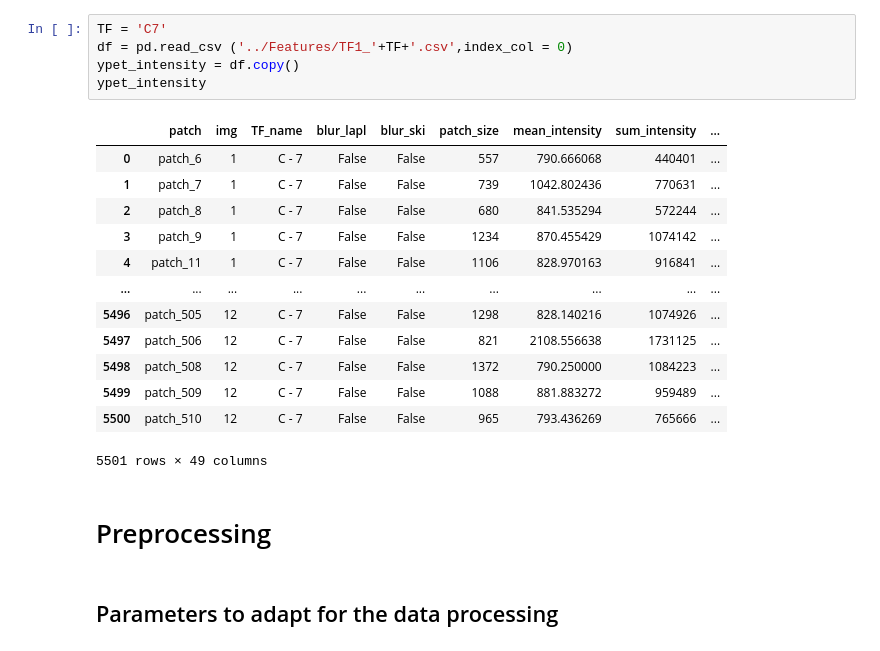
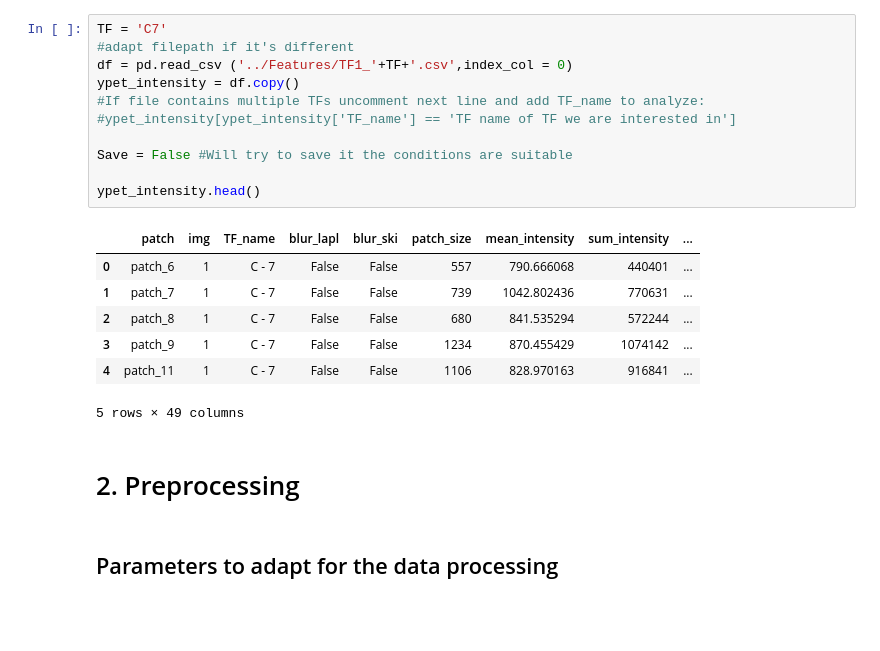
Before and after one commit to CS-433/ml-project-2-transcripted_cherry, a Jupyter notebook: Jupyter notebooks/task_1.ipynb, the cells around one changed output. Saved outputs shown, nothing was run; the diff lists cells and outputs as text; blank space fills up the shorter version.

```diff
--- a/Jupyter notebooks/task_1.ipynb
+++ b/Jupyter notebooks/task_1.ipynb
@@ -30,24 +23,24 @@ from sklearn.preprocessing import PolynomialFeatures
 # %%
 TF = 'C7'
+#adapt filepath if it's different
 df = pd.read_csv ('../Features/TF1_'+TF+'.csv',index_col = 0)
 ypet_intensity = df.copy()
-ypet_intensity
+#If file contains multiple TFs uncomment next line and add TF_name to analyze:
+#ypet_intensity[ypet_intensity['TF_name'] == 'TF name of TF we are interested in']
+
+Save = False #Will try to save it the conditions are suitable
+
+ypet_intensity.head()
 # %% [output]
 |  | patch | img | TF_name | blur_lapl | blur_ski | patch_size | mean_intensity | sum_intensity | ... |
 | 0 | patch_6 | 1 | C - 7 | False | False | 557 | 790.666068 | 440401 | ... |
 | 1 | patch_7 | 1 | C - 7 | False | False | 739 | 1042.802436 | 770631 | ... |
 | 2 | patch_8 | 1 | C - 7 | False | False | 680 | 841.535294 | 572244 | ... |
 | 3 | patch_9 | 1 | C - 7 | False | False | 1234 | 870.455429 | 1074142 | ... |
 | 4 | patch_11 | 1 | C - 7 | False | False | 1106 | 828.970163 | 916841 | ... |
-| ... | ... | ... | ... | ... | ... | ... | ... | ... | ... |
-| 5496 | patch_505 | 12 | C - 7 | False | False | 1298 | 828.140216 | 1074926 | ... |
-| 5497 | patch_506 | 12 | C - 7 | False | False | 821 | 2108.556638 | 1731125 | ... |
-| 5498 | patch_508 | 12 | C - 7 | False | False | 1372 | 790.250000 | 1084223 | ... |
-| 5499 | patch_509 | 12 | C - 7 | False | False | 1088 | 881.883272 | 959489 | ... |
-| 5500 | patch_510 | 12 | C - 7 | False | False | 965 | 793.436269 | 765666 | ... |
-5501 rows × 49 columns
+5 rows × 49 columns
 # %% [markdown]
-# Preprocessing
+# 2. Preprocessing
 # %% [markdown]
 ## Parameters to adapt for the data processing
 # %%
```
Also changed, not shown: parts of 44 cells of this notebook.
